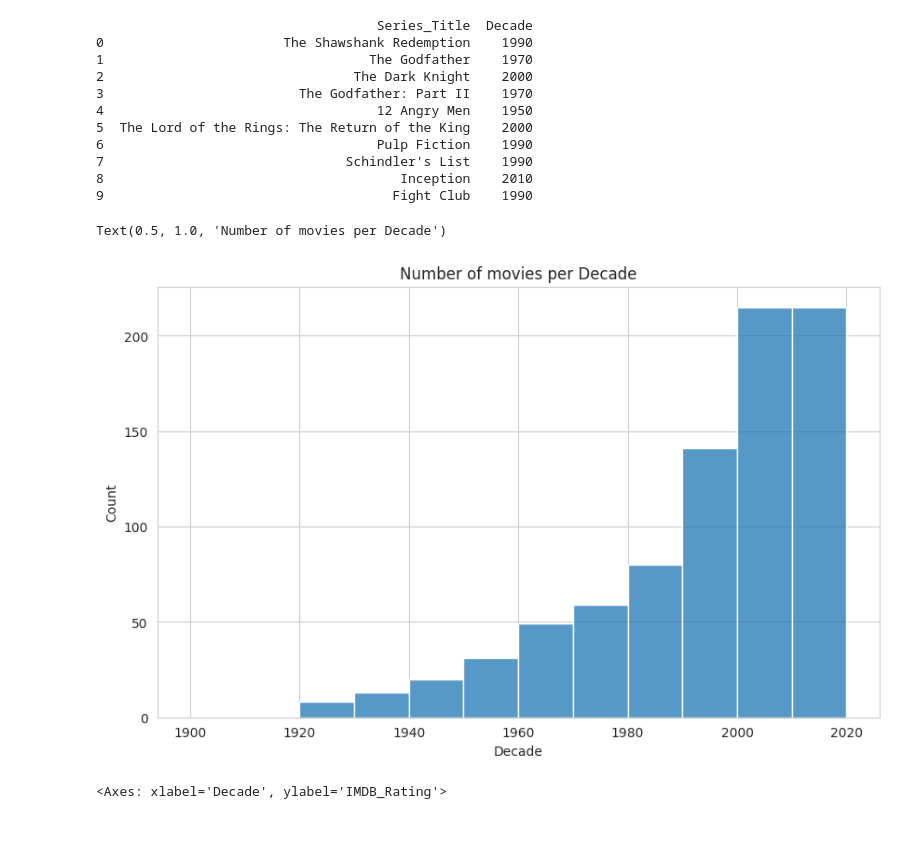
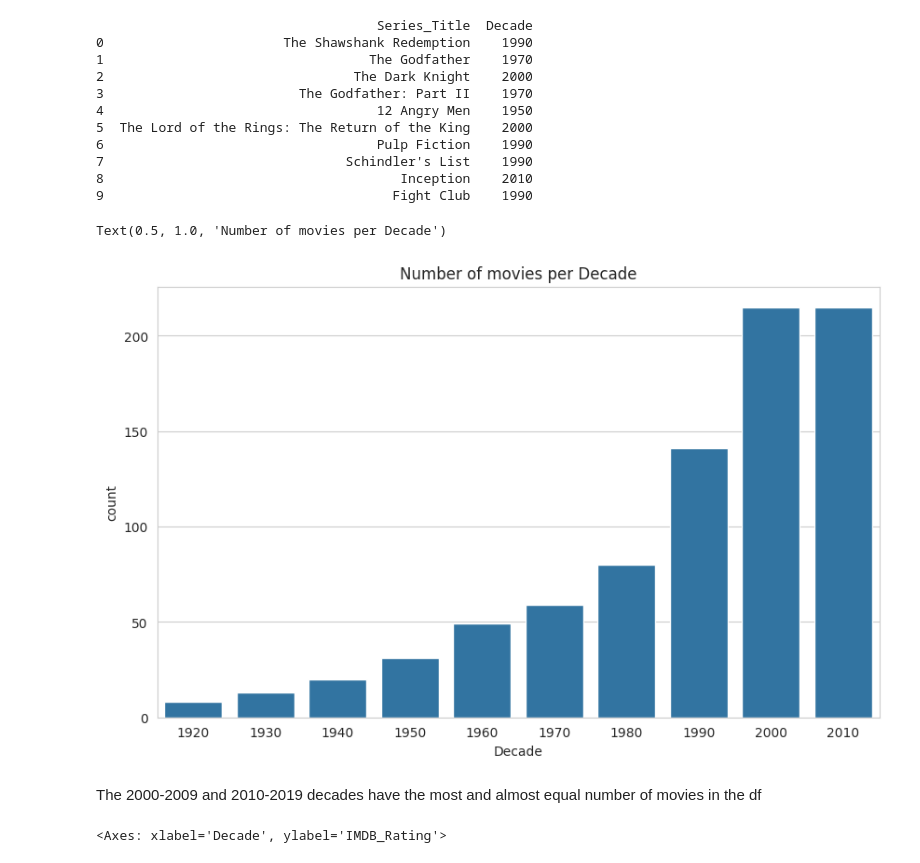
Before and after one commit to rahulkrishna-s/imdb-eda-notebooks, a Jupyter notebook: notebooks/imdb_eda.ipynb, the cells around one changed output. Saved outputs shown, nothing was run; the diff lists cells and outputs as text; code cells hidden in the pictures; blank space fills up the shorter version.

Commit message:
Replace histogram with countplot

```diff
--- a/notebooks/imdb_eda.ipynb
+++ b/notebooks/imdb_eda.ipynb
@@ -451,12 +451,14 @@ print(df[['Series_Title', 'Decade']].head(10))
 7                               Schindler's List    1990
 8                                      Inception    2010
 9                                     Fight Club    1990
-# %%
-sns.histplot(df['Decade'], bins=range(1900, 2030, 10), kde=False)
-plt.title('Number of movies per Decade')
-# %% [output]
-Text(0.5, 1.0, 'Number of movies per Decade')
-[figure, removed]
+# %%
+sns.countplot(data=df, x='Decade')
+plt.title('Number of movies per Decade')
+# %% [output]
+Text(0.5, 1.0, 'Number of movies per Decade')
+[figure, added]
+# %% [markdown]
+The 2000-2009 and 2010-2019 decades have the most and almost equal number of movies in the df
 # %%
 decades_order = sorted(df['Decade'].unique()) #creates a sorted list of unique decades for ordering plot
 sns.boxplot(data=df, x='Decade', y='IMDB_Rating', order=decades_order)
```
Also changed, not shown: parts of 1 cell of this notebook.
